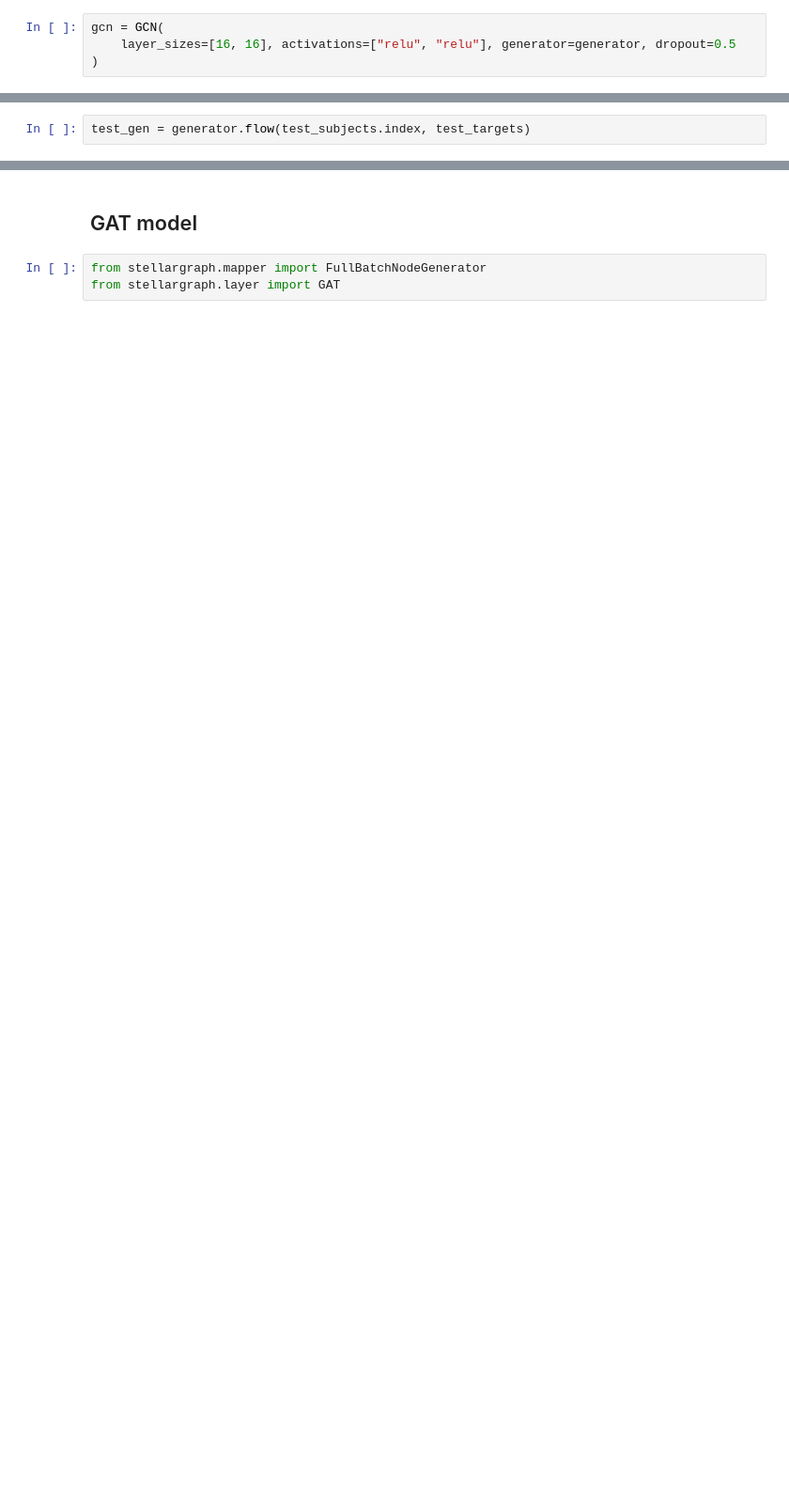
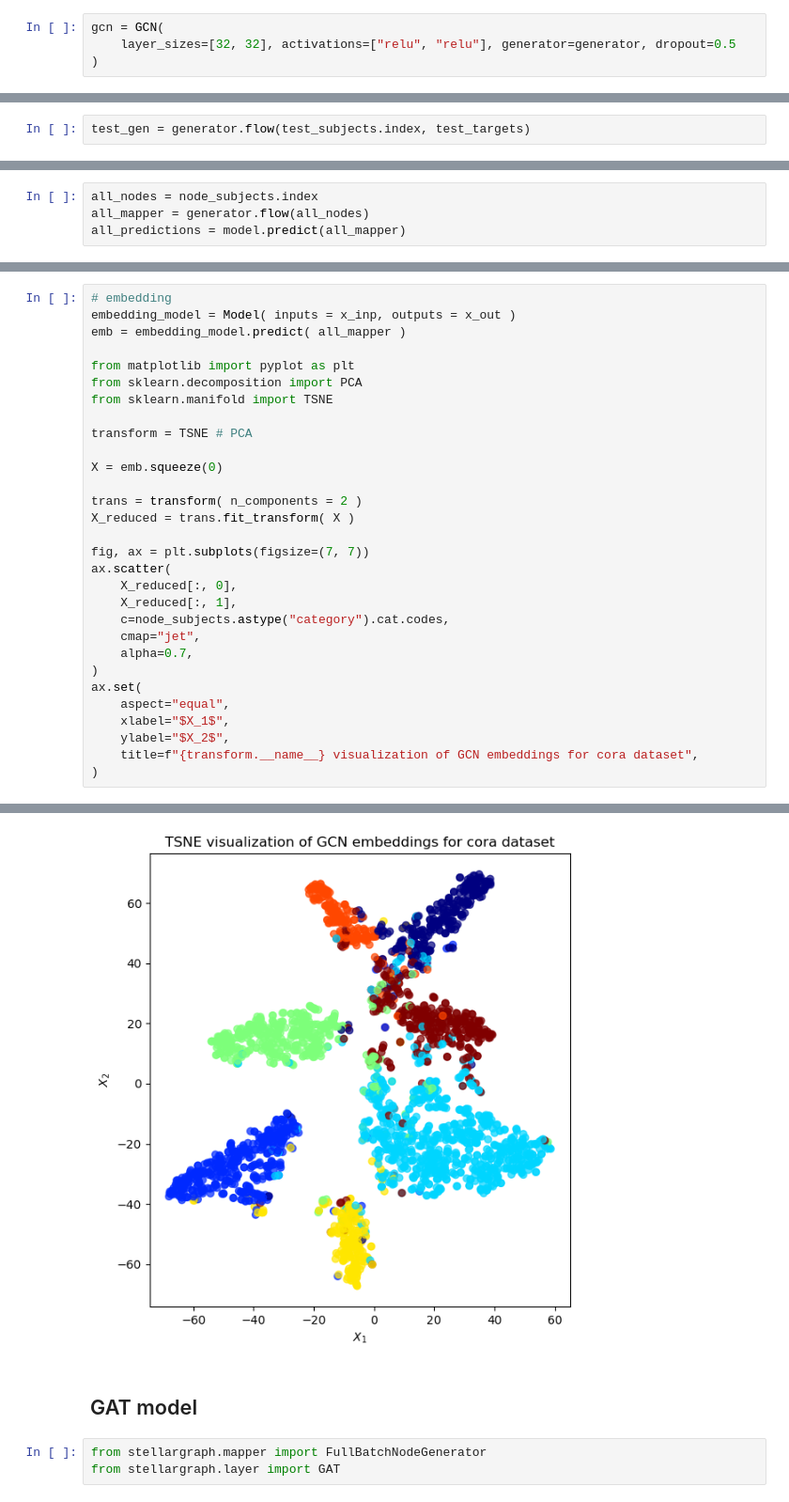
Before and after one commit to AmadeusZhang/GraphML_Frameworks_Benchmarking, a Jupyter notebook: Cora_Analysis.ipynb, the cells around one changed output, grey strips where cells are left out. Shown at 94% size. Drawn from its saved outputs; the diff is of its cells as text; blank space fills up the shorter version.

```diff
--- a/Cora_Analysis.ipynb
+++ b/Cora_Analysis.ipynb
@@ -214,5 +344,5 @@ generator = FullBatchNodeGenerator(SG, method="gcn")
 train_gen = generator.flow(train_subjects.index, train_targets)
 # %%
 gcn = GCN(
-    layer_sizes=[16, 16], activations=["relu", "relu"], generator=generator, dropout=0.5
+    layer_sizes=[32, 32], activations=["relu", "relu"], generator=generator, dropout=0.5
 )
@@ -255,0 +411,4 @@ for name, val in zip(model.metrics_names, test_metrics):
+# %%
+all_nodes = node_subjects.index
+all_mapper = generator.flow(all_nodes)
+all_predictions = model.predict(all_mapper)
@@ -255,0 +538,31 @@ for name, val in zip(model.metrics_names, test_metrics):
+# %%
+# embedding
+embedding_model = Model( inputs = x_inp, outputs = x_out )
+emb = embedding_model.predict( all_mapper )
+
+from matplotlib import pyplot as plt
+from sklearn.decomposition import PCA
+from sklearn.manifold import TSNE
+
+transform = TSNE # PCA
+
+X = emb.squeeze(0)
+
+trans = transform( n_components = 2 )
+X_reduced = trans.fit_transform( X )
+
+fig, ax = plt.subplots(figsize=(7, 7))
+ax.scatter(
+    X_reduced[:, 0],
+    X_reduced[:, 1],
+    c=node_subjects.astype("category").cat.codes,
+    cmap="jet",
+    alpha=0.7,
+)
+ax.set(
+    aspect="equal",
+    xlabel="$X_1$",
+    ylabel="$X_2$",
+    title=f"{transform.__name__} visualization of GCN embeddings for cora dataset",
+)
+# %% [output]
@@ -256,3 +575,4 @@ for name, val in zip(model.metrics_names, test_metrics):
+[figure, added]
 # %% [markdown]
 ## GAT model
 # %%
```
Also changed, not shown: parts of 60 cells of this notebook.
